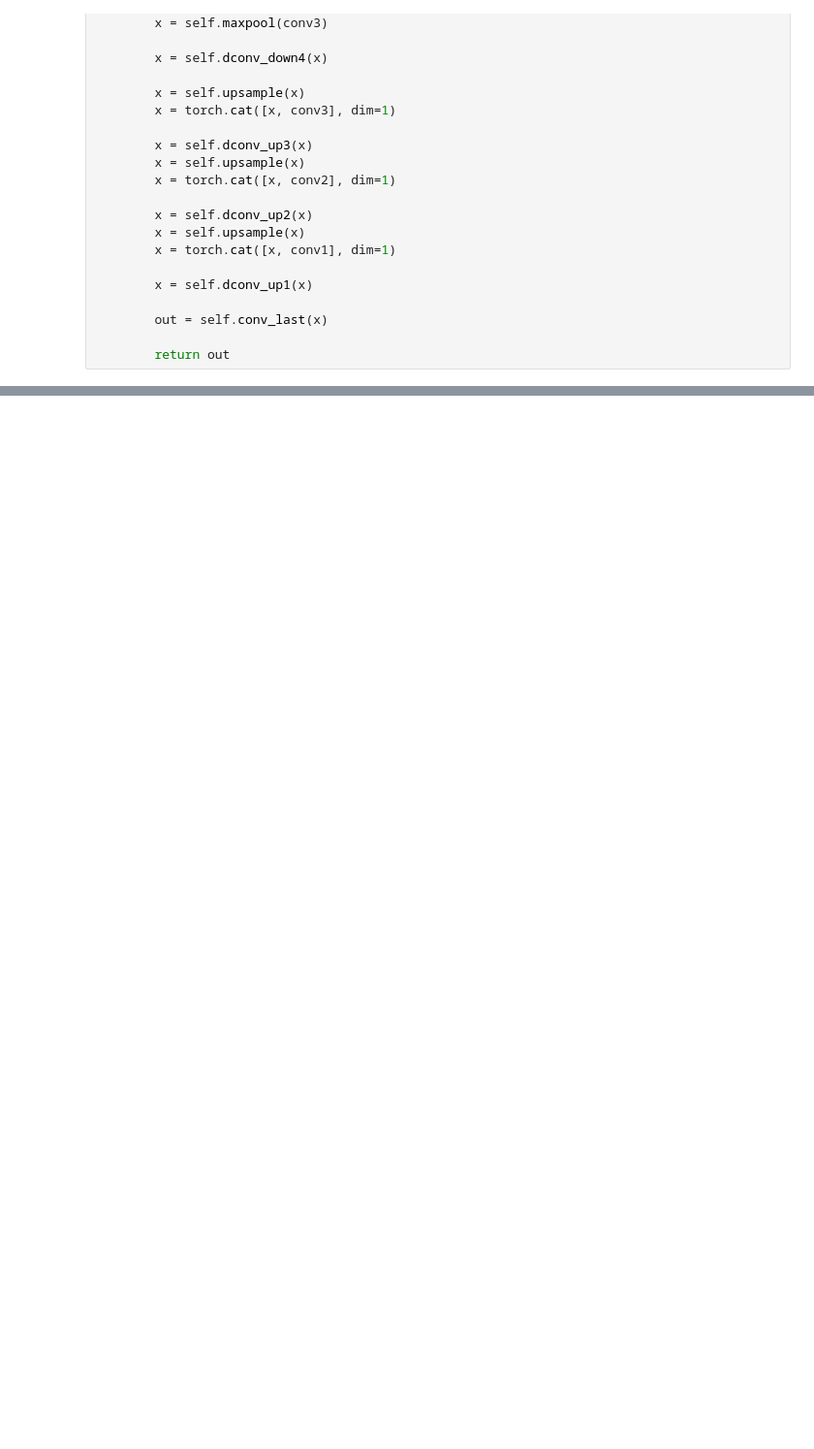
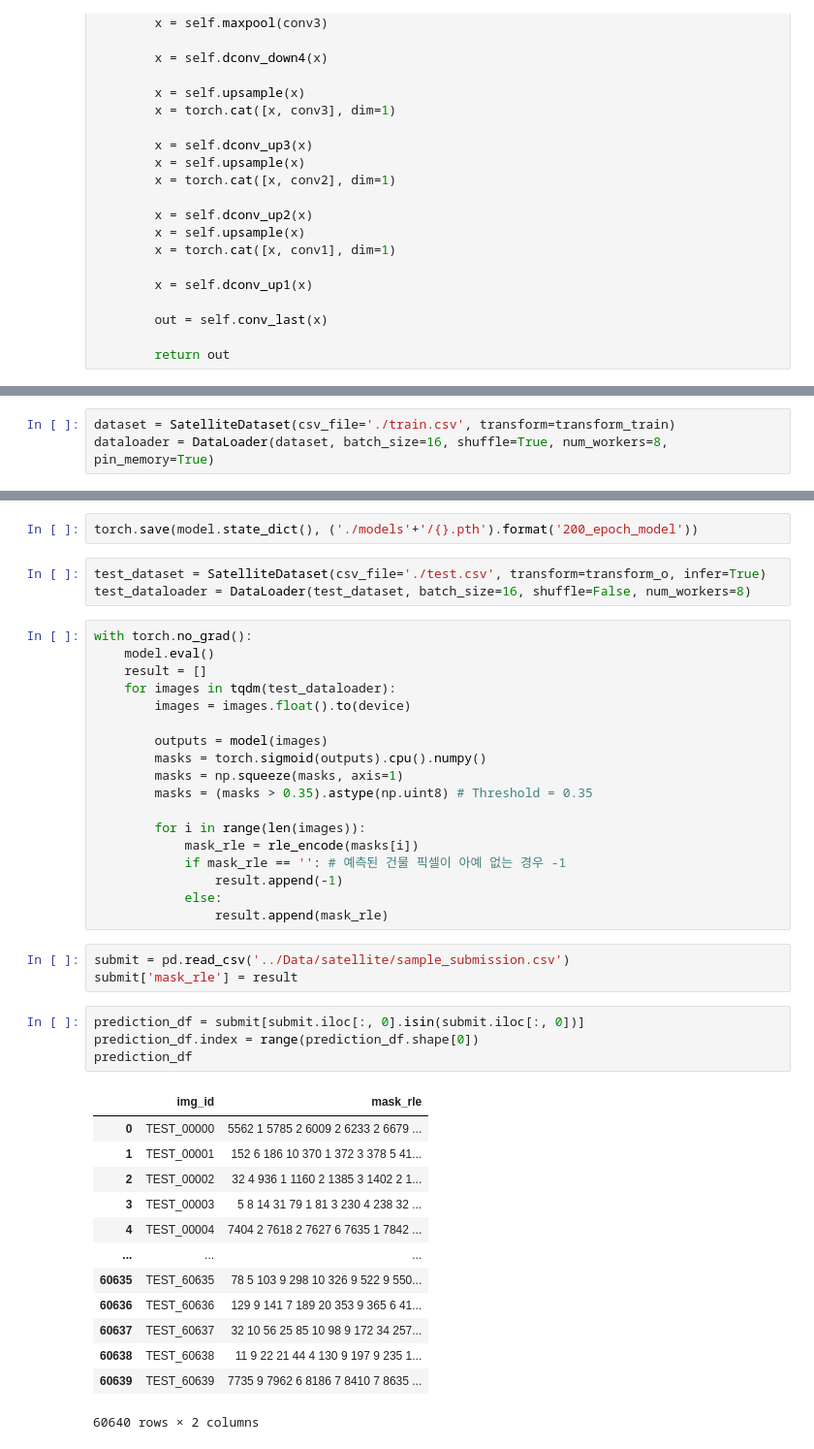
Before and after one commit to hojunking/satellite_image_building_area_segmentation, a Jupyter notebook: data_analysis.ipynb, the cells around one changed output, grey strips where cells are left out. Shown at 97% size. Saved outputs shown, nothing was run; the diff lists cells and outputs as text; blank space fills up the shorter version.

```diff
--- a/data_analysis.ipynb
+++ b/data_analysis.ipynb
@@ -130,0 +209,3 @@ class UNet(nn.Module):
+# %%
+dataset = SatelliteDataset(csv_file='./train.csv', transform=transform_train)
+dataloader = DataLoader(dataset, batch_size=16, shuffle=True, num_workers=8, pin_memory=True)
@@ -167,0 +281,44 @@ Original Traceback (most recent call last):
+# %%
+torch.save(model.state_dict(), ('./models'+'/{}.pth').format('200_epoch_model'))
+# %%
+test_dataset = SatelliteDataset(csv_file='./test.csv', transform=transform_o, infer=True)
+test_dataloader = DataLoader(test_dataset, batch_size=16, shuffle=False, num_workers=8)
+# %%
+with torch.no_grad():
+    model.eval()
+    result = []
+    for images in tqdm(test_dataloader):
+        images = images.float().to(device)
+
+        outputs = model(images)
+        masks = torch.sigmoid(outputs).cpu().numpy()
+        masks = np.squeeze(masks, axis=1)
+        masks = (masks > 0.35).astype(np.uint8) # Threshold = 0.35
+
+        for i in range(len(images)):
+            mask_rle = rle_encode(masks[i])
+            if mask_rle == '': # 예측된 건물 픽셀이 아예 없는 경우 -1
+                result.append(-1)
+            else:
+                result.append(mask_rle)
+# %%
+submit = pd.read_csv('../Data/satellite/sample_submission.csv')
+submit['mask_rle'] = result
+# %%
+prediction_df = submit[submit.iloc[:, 0].isin(submit.iloc[:, 0])]
+prediction_df.index = range(prediction_df.shape[0])
+prediction_df
+# %% [output]
+|  | img_id | mask_rle |
+| 0 | TEST_00000 | 5562 1 5785 2 6009 2 6233 2 6679 ... |
+| 1 | TEST_00001 | 152 6 186 10 370 1 372 3 378 5 41... |
+| 2 | TEST_00002 | 32 4 936 1 1160 2 1385 3 1402 2 1... |
+| 3 | TEST_00003 | 5 8 14 31 79 1 81 3 230 4 238 32 ... |
+| 4 | TEST_00004 | 7404 2 7618 2 7627 6 7635 1 7842 ... |
+| ... | ... | ... |
+| 60635 | TEST_60635 | 78 5 103 9 298 10 326 9 522 9 550... |
+| 60636 | TEST_60636 | 129 9 141 7 189 20 353 9 365 6 41... |
+| 60637 | TEST_60637 | 32 10 56 25 85 10 98 9 172 34 257... |
+| 60638 | TEST_60638 | 11 9 22 21 44 4 130 9 197 9 235 1... |
+| 60639 | TEST_60639 | 7735 9 7962 6 8186 7 8410 7 8635 ... |
+60640 rows × 2 columns
```
Also changed, not shown: parts of 14 cells of this notebook, 3 other files.
